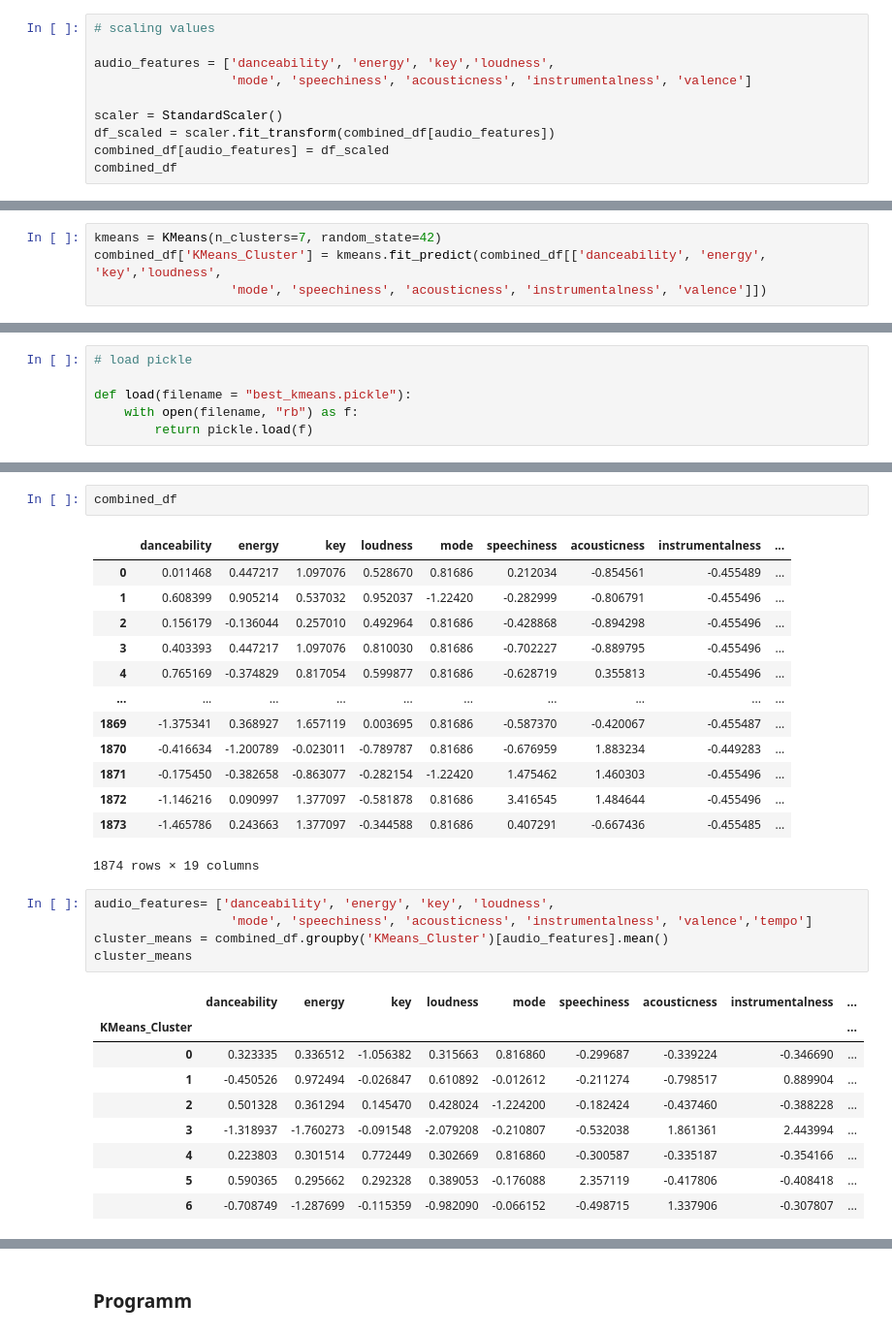
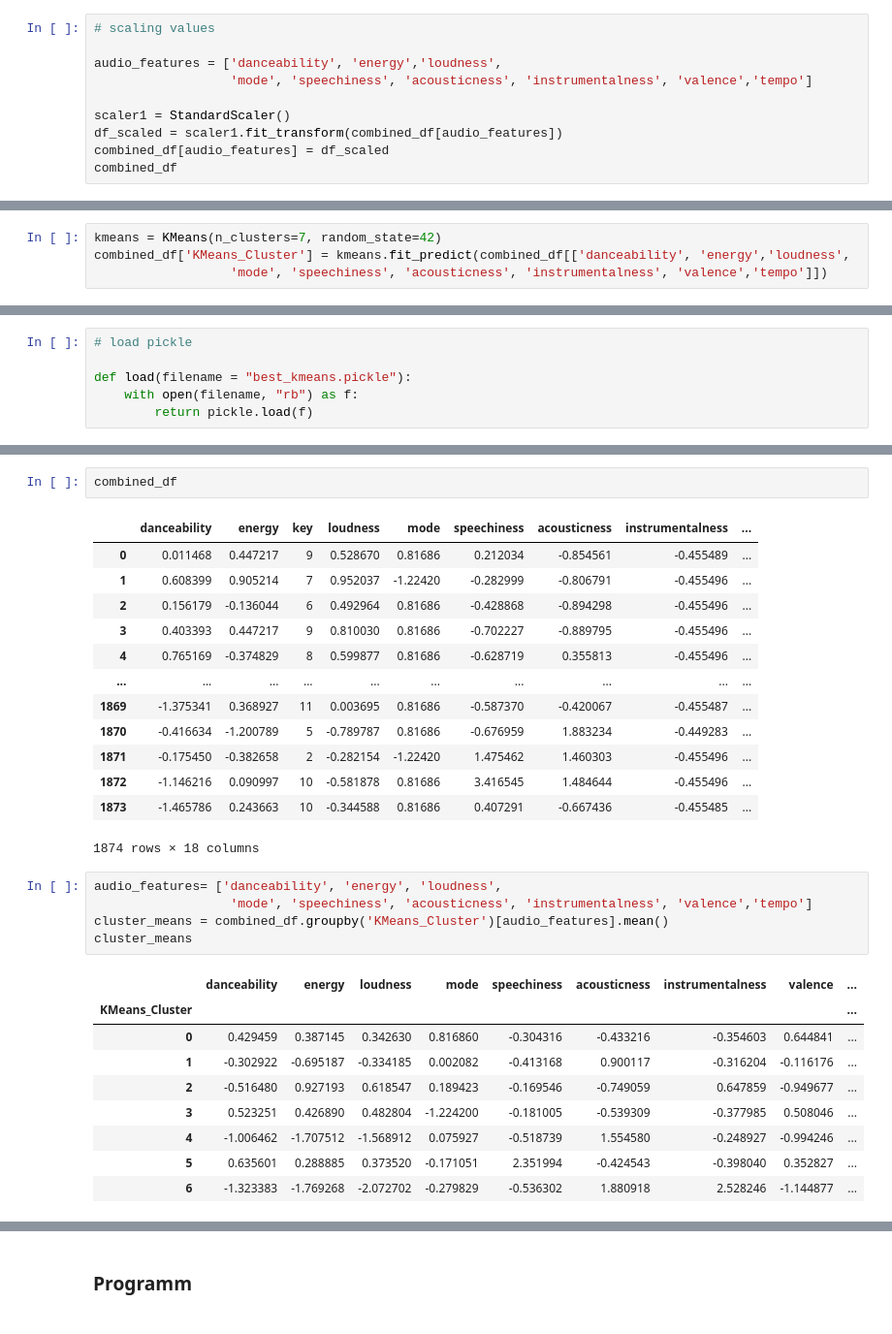
Before and after one commit to SandraGdd/Song-Recommandation, a Jupyter notebook: Casestudy.ipynb, the cells around one changed output, grey strips where cells are left out. Shown at 97% size. Saved outputs shown, nothing was run; the diff lists cells and outputs as text.

```diff
--- a/Casestudy.ipynb
+++ b/Casestudy.ipynb
@@ -566,11 +585,11 @@ from sklearn.preprocessing import StandardScaler
 # %%
 # scaling values
 
-audio_features = ['danceability', 'energy', 'key','loudness',
-                  'mode', 'speechiness', 'acousticness', 'instrumentalness', 'valence']
+audio_features = ['danceability', 'energy','loudness',
+                  'mode', 'speechiness', 'acousticness', 'instrumentalness', 'valence','tempo']
 
-scaler = StandardScaler()
-df_scaled = scaler.fit_transform(combined_df[audio_features])
+scaler1 = StandardScaler()
+df_scaled = scaler1.fit_transform(combined_df[audio_features])
 combined_df[audio_features] = df_scaled
 combined_df
 # %% [output]
@@ -617,8 +621,8 @@ import matplotlib.pyplot as plt
 from sklearn.cluster import KMeans
 # %%
 kmeans = KMeans(n_clusters=7, random_state=42)
-combined_df['KMeans_Cluster'] = kmeans.fit_predict(combined_df[['danceability', 'energy', 'key','loudness',
-                  'mode', 'speechiness', 'acousticness', 'instrumentalness', 'valence']])
+combined_df['KMeans_Cluster'] = kmeans.fit_predict(combined_df[['danceability', 'energy','loudness',
+                  'mode', 'speechiness', 'acousticness', 'instrumentalness', 'valence','tempo']])
 # %%
 best_kmeans= kmeans
 best_kmeans
@@ -737,33 +751,33 @@ def load(filename = "best_kmeans.pickle"):
 combined_df
 # %% [output]
 |  | danceability | energy | key | loudness | mode | speechiness | acousticness | instrumentalness | ... |
-| 0 | 0.011468 | 0.447217 | 1.097076 | 0.528670 | 0.81686 | 0.212034 | -0.854561 | -0.455489 | ... |
-| 1 | 0.608399 | 0.905214 | 0.537032 | 0.952037 | -1.22420 | -0.282999 | -0.806791 | -0.455496 | ... |
-| 2 | 0.156179 | -0.136044 | 0.257010 | 0.492964 | 0.81686 | -0.428868 | -0.894298 | -0.455496 | ... |
-| 3 | 0.403393 | 0.447217 | 1.097076 | 0.810030 | 0.81686 | -0.702227 | -0.889795 | -0.455496 | ... |
-| 4 | 0.765169 | -0.374829 | 0.817054 | 0.599877 | 0.81686 | -0.628719 | 0.355813 | -0.455496 | ... |
+| 0 | 0.011468 | 0.447217 | 9 | 0.528670 | 0.81686 | 0.212034 | -0.854561 | -0.455489 | ... |
+| 1 | 0.608399 | 0.905214 | 7 | 0.952037 | -1.22420 | -0.282999 | -0.806791 | -0.455496 | ... |
+| 2 | 0.156179 | -0.136044 | 6 | 0.492964 | 0.81686 | -0.428868 | -0.894298 | -0.455496 | ... |
+| 3 | 0.403393 | 0.447217 | 9 | 0.810030 | 0.81686 | -0.702227 | -0.889795 | -0.455496 | ... |
+| 4 | 0.765169 | -0.374829 | 8 | 0.599877 | 0.81686 | -0.628719 | 0.355813 | -0.455496 | ... |
 | ... | ... | ... | ... | ... | ... | ... | ... | ... | ... |
-| 1869 | -1.375341 | 0.368927 | 1.657119 | 0.003695 | 0.81686 | -0.587370 | -0.420067 | -0.455487 | ... |
-| 1870 | -0.416634 | -1.200789 | -0.023011 | -0.789787 | 0.81686 | -0.676959 | 1.883234 | -0.449283 | ... |
-| 1871 | -0.175450 | -0.382658 | -0.863077 | -0.282154 | -1.22420 | 1.475462 | 1.460303 | -0.455496 | ... |
-| 1872 | -1.146216 | 0.090997 | 1.377097 | -0.581878 | 0.81686 | 3.416545 | 1.484644 | -0.455496 | ... |
-| 1873 | -1.465786 | 0.243663 | 1.377097 | -0.344588 | 0.81686 | 0.407291 | -0.667436 | -0.455485 | ... |
+| 1869 | -1.375341 | 0.368927 | 11 | 0.003695 | 0.81686 | -0.587370 | -0.420067 | -0.455487 | ... |
+| 1870 | -0.416634 | -1.200789 | 5 | -0.789787 | 0.81686 | -0.676959 | 1.883234 | -0.449283 | ... |
+| 1871 | -0.175450 | -0.382658 | 2 | -0.282154 | -1.22420 | 1.475462 | 1.460303 | -0.455496 | ... |
+| 1872 | -1.146216 | 0.090997 | 10 | -0.581878 | 0.81686 | 3.416545 | 1.484644 | -0.455496 | ... |
+| 1873 | -1.465786 | 0.243663 | 10 | -0.344588 | 0.81686 | 0.407291 | -0.667436 | -0.455485 | ... |
-1874 rows × 19 columns
+1874 rows × 18 columns
 # %%
-audio_features= ['danceability', 'energy', 'key', 'loudness',
+audio_features= ['danceability', 'energy', 'loudness',
                   'mode', 'speechiness', 'acousticness', 'instrumentalness', 'valence','tempo']
 cluster_means = combined_df.groupby('KMeans_Cluster')[audio_features].mean()
 cluster_means
 # %% [output]
-|  | danceability | energy | key | loudness | mode | speechiness | acousticness | instrumentalness | ... |
+|  | danceability | energy | loudness | mode | speechiness | acousticness | instrumentalness | valence | ... |
 | KMeans_Cluster |  |  |  |  |  |  |  |  | ... |
-| 0 | 0.323335 | 0.336512 | -1.056382 | 0.315663 | 0.816860 | -0.299687 | -0.339224 | -0.346690 | ... |
-| 1 | -0.450526 | 0.972494 | -0.026847 | 0.610892 | -0.012612 | -0.211274 | -0.798517 | 0.889904 | ... |
-| 2 | 0.501328 | 0.361294 | 0.145470 | 0.428024 | -1.224200 | -0.182424 | -0.437460 | -0.388228 | ... |
-| 3 | -1.318937 | -1.760273 | -0.091548 | -2.079208 | -0.210807 | -0.532038 | 1.861361 | 2.443994 | ... |
-| 4 | 0.223803 | 0.301514 | 0.772449 | 0.302669 | 0.816860 | -0.300587 | -0.335187 | -0.354166 | ... |
-| 5 | 0.590365 | 0.295662 | 0.292328 | 0.389053 | -0.176088 | 2.357119 | -0.417806 | -0.408418 | ... |
-| 6 | -0.708749 | -1.287699 | -0.115359 | -0.982090 | -0.066152 | -0.498715 | 1.337906 | -0.307807 | ... |
+| 0 | 0.429459 | 0.387145 | 0.342630 | 0.816860 | -0.304316 | -0.433216 | -0.354603 | 0.644841 | ... |
+| 1 | -0.302922 | -0.695187 | -0.334185 | 0.002082 | -0.413168 | 0.900117 | -0.316204 | -0.116176 | ... |
+| 2 | -0.516480 | 0.927193 | 0.618547 | 0.189423 | -0.169546 | -0.749059 | 0.647859 | -0.949677 | ... |
+| 3 | 0.523251 | 0.426890 | 0.482804 | -1.224200 | -0.181005 | -0.539309 | -0.377985 | 0.508046 | ... |
+| 4 | -1.006462 | -1.707512 | -1.568912 | 0.075927 | -0.518739 | 1.554580 | -0.248927 | -0.994246 | ... |
+| 5 | 0.635601 | 0.288885 | 0.373520 | -0.171051 | 2.351994 | -0.424543 | -0.398040 | 0.352827 | ... |
+| 6 | -1.323383 | -1.769268 | -2.072702 | -0.279829 | -0.536302 | 1.880918 | 2.528246 | -1.144877 | ... |
 # %%
 import matplotlib.pyplot as plt
 plt.figure(figsize=(10, 6))
```
Also changed, not shown: parts of 25 cells of this notebook, 4 other files.
